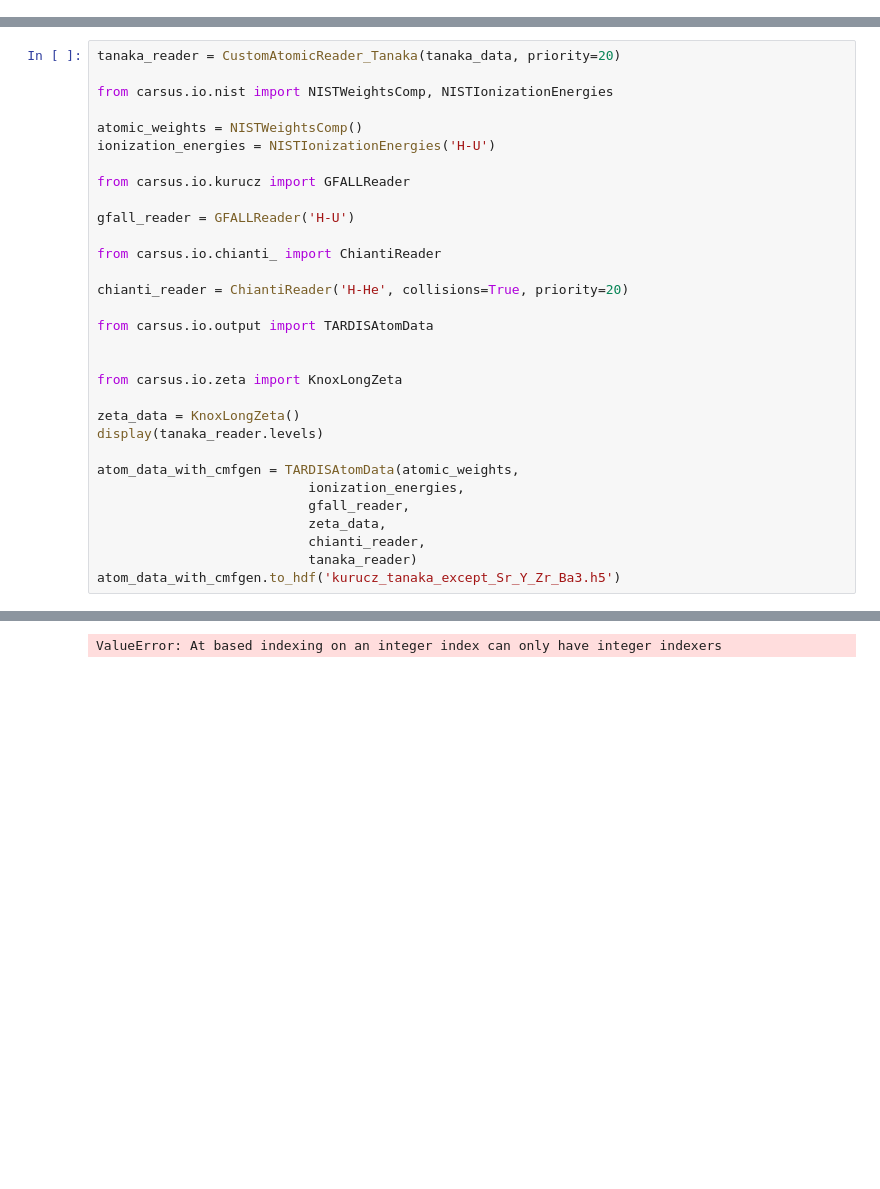
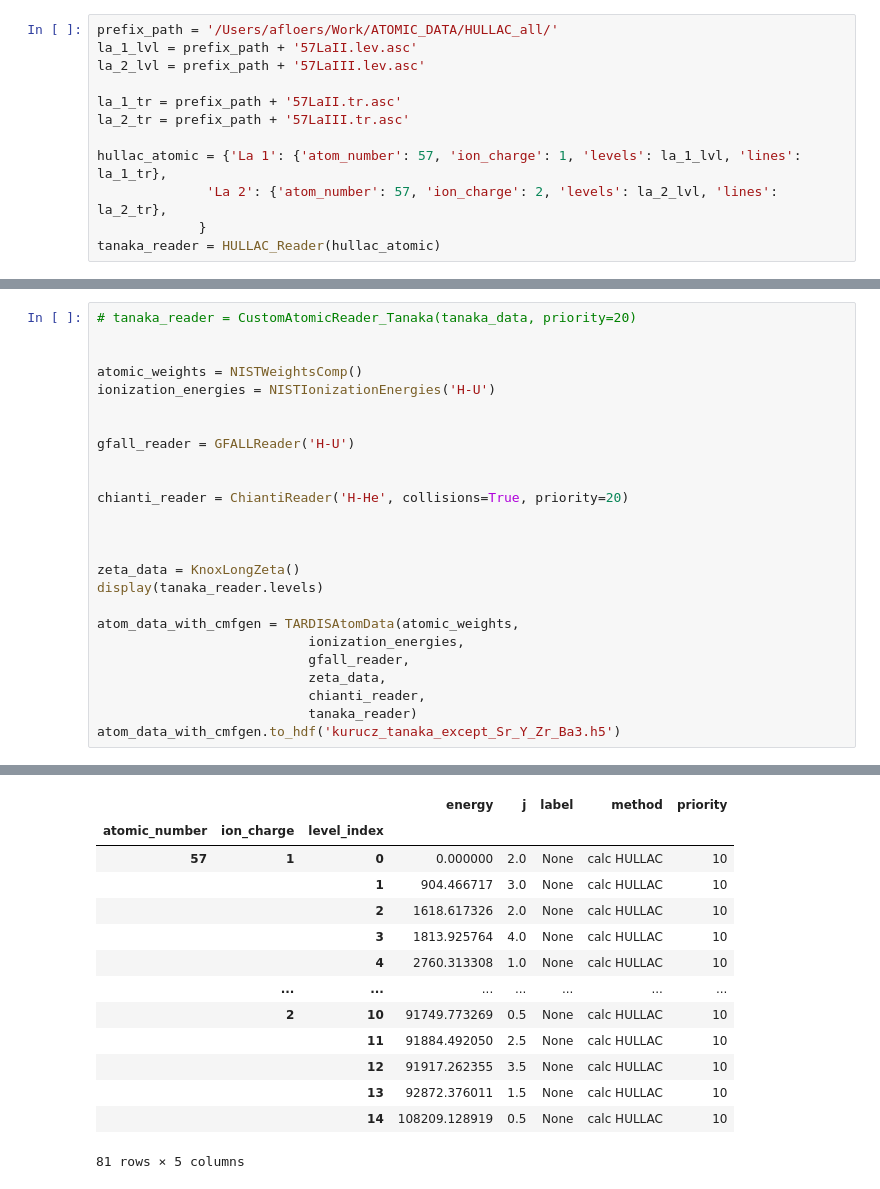
Before and after one commit to tardis-sn/carsus, a Jupyter notebook: carsus/io/make_custom_tardis_atomic.ipynb, the cells around one changed output, grey strips where cells are left out. Drawn from its saved outputs; the diff is of its cells as text; blank space fills up the shorter version.

```diff
--- a/carsus/io/make_custom_tardis_atomic.ipynb
+++ b/carsus/io/make_custom_tardis_atomic.ipynb
@@ -92,0 +149,12 @@ class CustomAtomicReader_Tanaka():
+# %%
+prefix_path = '/Users/afloers/Work/ATOMIC_DATA/HULLAC_all/'
+la_1_lvl = prefix_path + '57LaII.lev.asc'
+la_2_lvl = prefix_path + '57LaIII.lev.asc'
+
+la_1_tr = prefix_path + '57LaII.tr.asc'
+la_2_tr = prefix_path + '57LaIII.tr.asc'
+
+hullac_atomic = {'La 1': {'atom_number': 57, 'ion_charge': 1, 'levels': la_1_lvl, 'lines': la_1_tr},
+              'La 2': {'atom_number': 57, 'ion_charge': 2, 'levels': la_2_lvl, 'lines': la_2_tr},
+             }
+tanaka_reader = HULLAC_Reader(hullac_atomic)
@@ -93,23 +170,17 @@ class CustomAtomicReader_Tanaka():
 # %%
-tanaka_reader = CustomAtomicReader_Tanaka(tanaka_data, priority=20)
+# tanaka_reader = CustomAtomicReader_Tanaka(tanaka_data, priority=20)
 
-from carsus.io.nist import NISTWeightsComp, NISTIonizationEnergies
 
 atomic_weights = NISTWeightsComp()
 ionization_energies = NISTIonizationEnergies('H-U')
 
-from carsus.io.kurucz import GFALLReader
 
 gfall_reader = GFALLReader('H-U')
 
-from carsus.io.chianti_ import ChiantiReader
 
 chianti_reader = ChiantiReader('H-He', collisions=True, priority=20)
 
-from carsus.io.output import TARDISAtomData
 
-
-from carsus.io.zeta import KnoxLongZeta
 
 zeta_data = KnoxLongZeta()
 display(tanaka_reader.levels)
@@ -142 +201,14 @@ atom_data_with_cmfgen.to_hdf('kurucz_tanaka_except_Sr_Y_Zr_Ba3.h5')
+|  |  |  | energy | j | label | method | priority |
+| atomic_number | ion_charge | level_index |  |  |  |  |  |
+| 57 | 1 | 0 | 0.000000 | 2.0 | None | calc HULLAC | 10 |
+|  |  | 1 | 904.466717 | 3.0 | None | calc HULLAC | 10 |
+|  |  | 2 | 1618.617326 | 2.0 | None | calc HULLAC | 10 |
+|  |  | 3 | 1813.925764 | 4.0 | None | calc HULLAC | 10 |
+|  |  | 4 | 2760.313308 | 1.0 | None | calc HULLAC | 10 |
+|  | ... | ... | ... | ... | ... | ... | ... |
+|  | 2 | 10 | 91749.773269 | 0.5 | None | calc HULLAC | 10 |
+|  |  | 11 | 91884.492050 | 2.5 | None | calc HULLAC | 10 |
+|  |  | 12 | 91917.262355 | 3.5 | None | calc HULLAC | 10 |
+|  |  | 13 | 92872.376011 | 1.5 | None | calc HULLAC | 10 |
+|  |  | 14 | 108209.128919 | 0.5 | None | calc HULLAC | 10 |
-ValueError: At based indexing on an integer index can only have integer indexers
+81 rows × 5 columns
```
Also changed, not shown: parts of 5 cells of this notebook.
